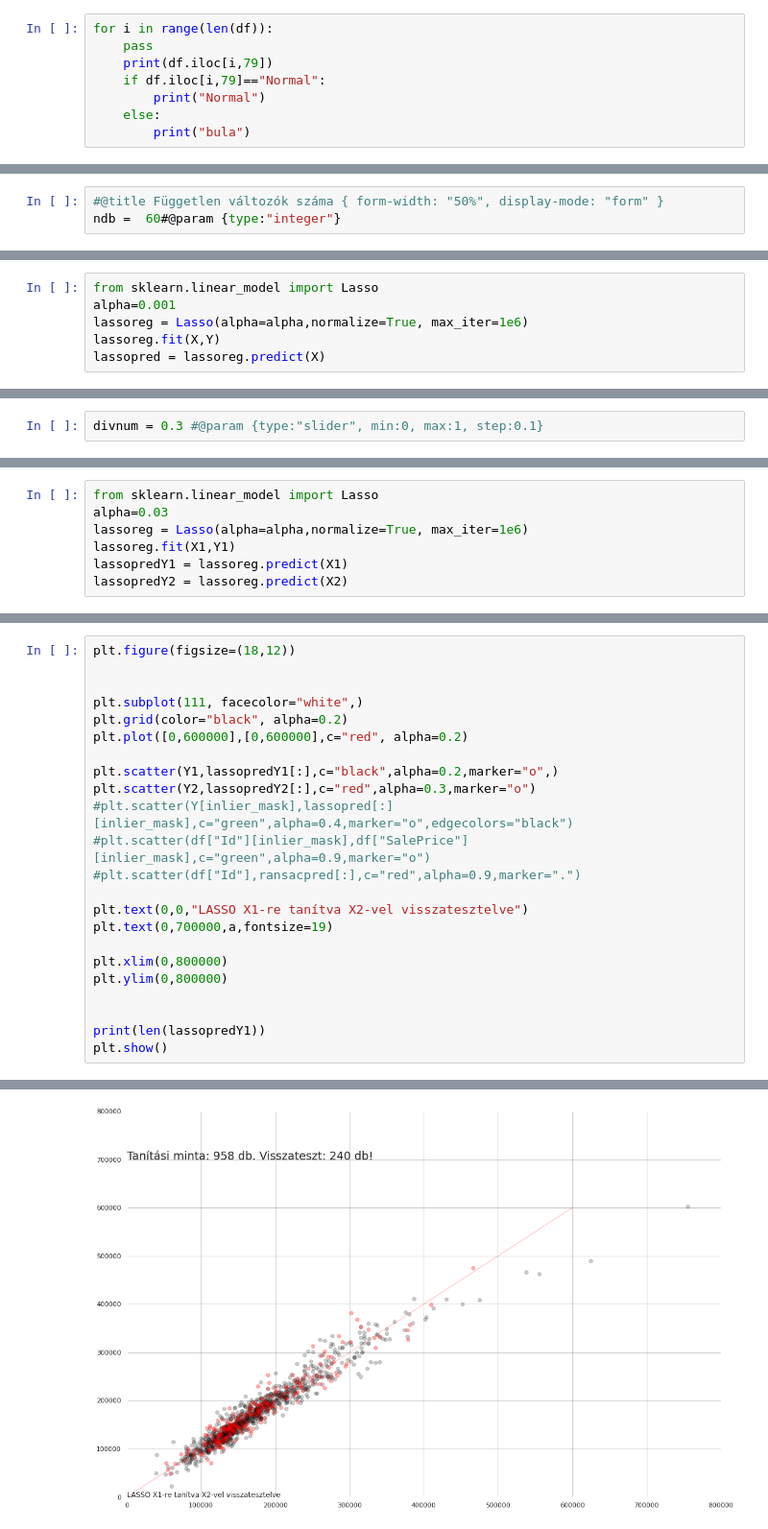
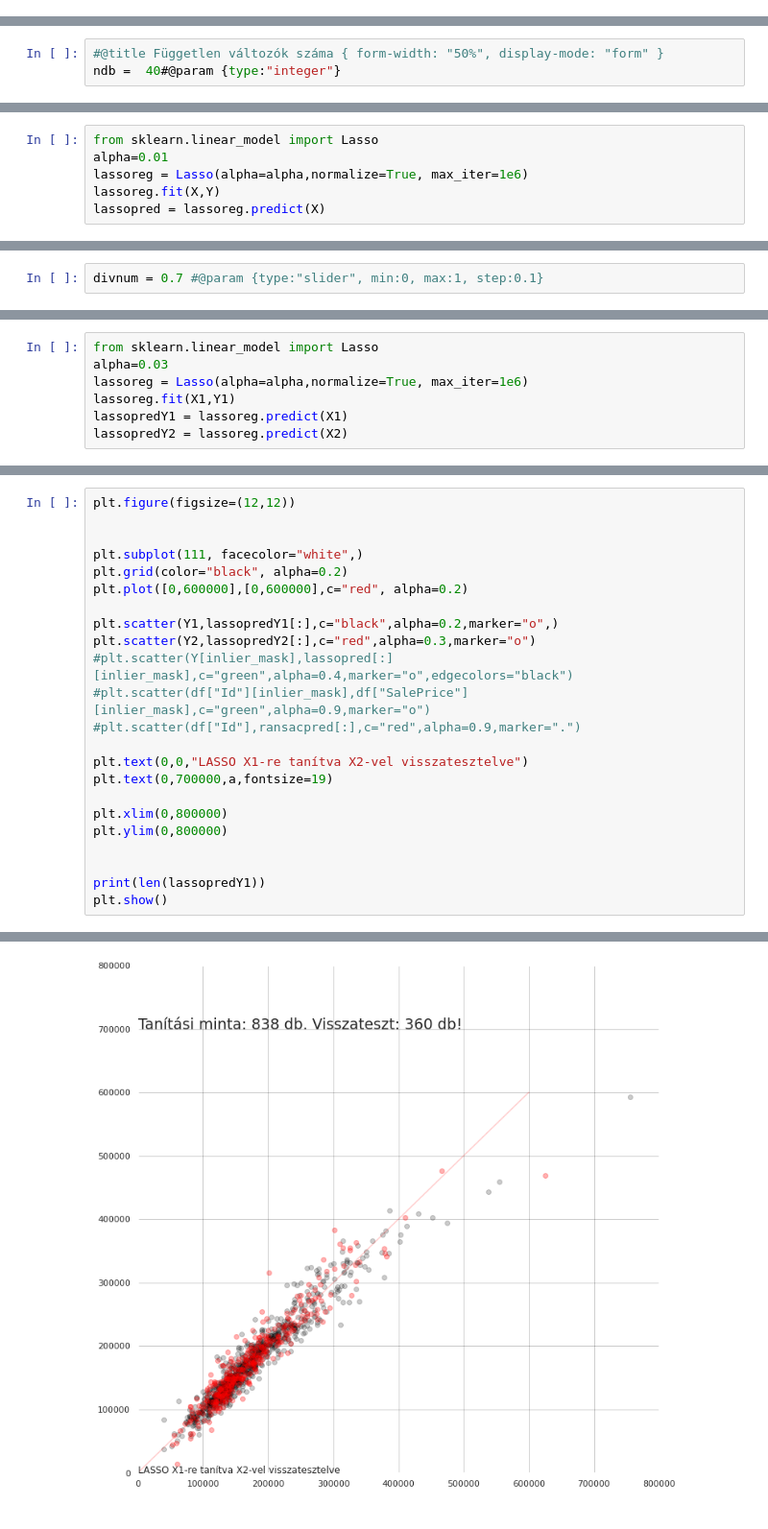
Before and after one commit to sipocz/Colab, a Jupyter notebook: Ames_house_pricing_analysis_step_2.ipynb, the cells around one changed output, grey strips where cells are left out. Shown at 96% size. Drawn from its saved outputs; the diff is of its cells as text.

```diff
--- a/Ames_house_pricing_analysis_step_2.ipynb
+++ b/Ames_house_pricing_analysis_step_2.ipynb
@@ -539,8 +542,0 @@ Length: 181, dtype: bool
-# %%
-for i in range(len(df)):
-    pass
-    print(df.iloc[i,79])
-    if df.iloc[i,79]=="Normal":
-        print("Normal")
-    else:
-        print("bula")
@@ -595,7 +573,7 @@ MiscFeature     1148
 dtype: int64
 # %%
 #@title Független változók száma { form-width: "50%", display-mode: "form" }
-ndb =  60#@param {type:"integer"}
+ndb =  40#@param {type:"integer"}
 # %%
 #ndb=110
 correlacio=df.corr()
@@ -957,7 +1002,7 @@ max    755000.000000
 # Nézzünk egy LASSO-t
 # %%
 from sklearn.linear_model import Lasso
-alpha=0.001
+alpha=0.01
 lassoreg = Lasso(alpha=alpha,normalize=True, max_iter=1e6)
 lassoreg.fit(X,Y)
 lassopred = lassoreg.predict(X)
@@ -992,7 +1037,7 @@ plt.show()
 
 ---
 # %%
-divnum = 0.3 #@param {type:"slider", min:0, max:1, step:0.1}
+divnum = 0.7 #@param {type:"slider", min:0, max:1, step:0.1}
 # %%
 #divnum=0.7
 Ysize=len(Y)
@@ -1016,5 +1061,5 @@ Tanítási minta: 958 db. Visszateszt: 240 db!
 # %%
-plt.figure(figsize=(18,12))
+plt.figure(figsize=(12,12))
 
 
 plt.subplot(111, facecolor="white",)
@@ -1041 +1086 @@ plt.show()
-[figure, old version]
+[figure, new version]
```
Also changed, not shown: parts of 33 cells of this notebook.
